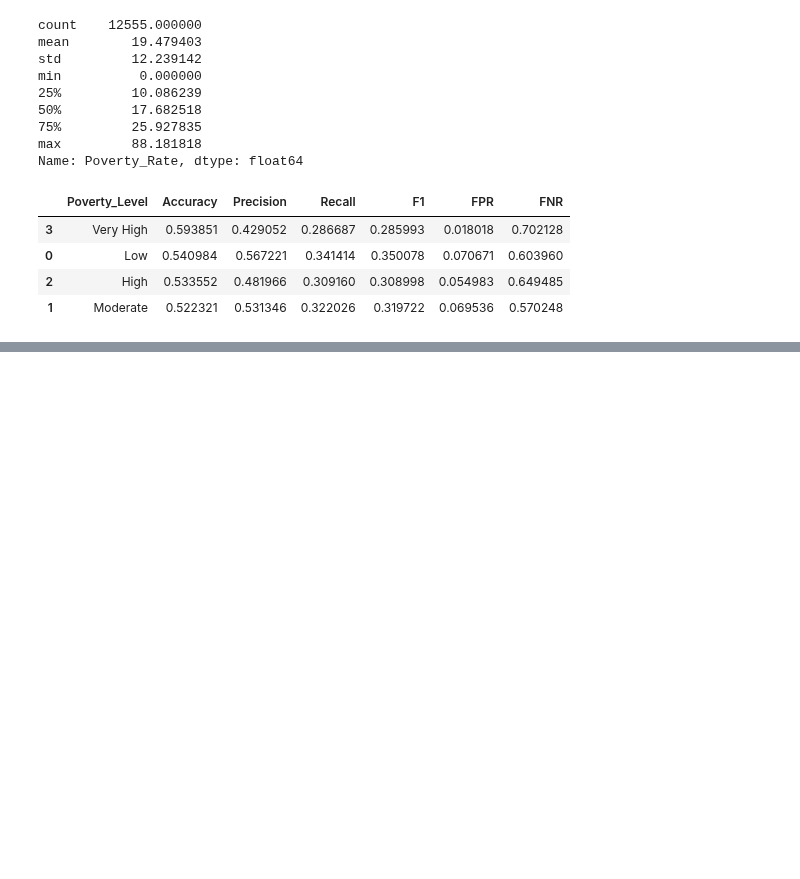
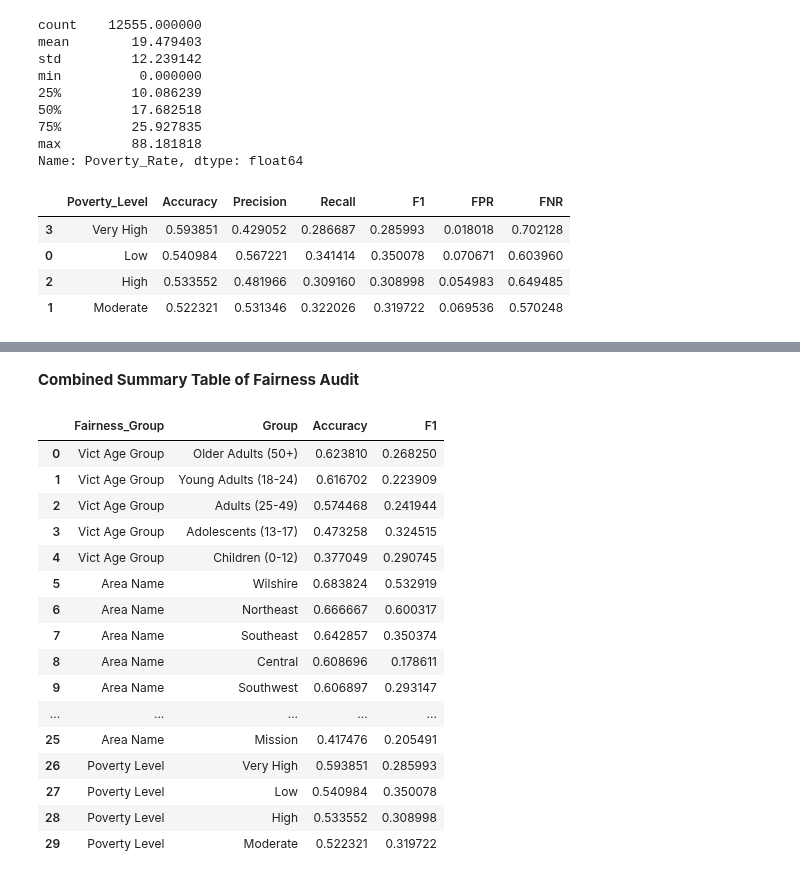
Before and after one commit to emilynnguyen1/Violent-Sexual-Crimes, a Jupyter notebook: notebooks/Hospital-Data-Integration-Cleaning.ipynb, the cells around one changed output, grey strips where cells are left out. Cells and saved outputs as stored; diff of their text form; code cells hidden in the pictures; blank space fills up the shorter version.

```diff
--- a/notebooks/Hospital-Data-Integration-Cleaning.ipynb
+++ b/notebooks/Hospital-Data-Integration-Cleaning.ipynb
@@ -1704,0 +1735,40 @@ metrics_by_poverty.head()
+# %% [markdown]
+**Combined Summary Table of Fairness Audit**
+# %%
+# Add a column identifying which fairness group each table refers to
+metrics_by_age["Fairness_Group"] = "Vict Age Group"
+metrics_by_area["Fairness_Group"] = "Area Name"
+metrics_by_poverty["Fairness_Group"] = "Poverty Level"
+
+# Rename the group columns to a common name for easy concatenation
+metrics_by_age = metrics_by_age.rename(columns={"Vict Age Group": "Group"})
+metrics_by_area = metrics_by_area.rename(columns={"AREA NAME": "Group"})
+metrics_by_poverty = metrics_by_poverty.rename(columns={"Poverty_Level": "Group"})
+
+# Concatenate into one combined dataframe
+all_fairness_metrics = pd.concat([metrics_by_age, metrics_by_area, metrics_by_poverty], ignore_index=True)
+
+# Select only key metrics to display
+summary_cols = ["Fairness_Group", "Group", "Accuracy", "F1"]
+all_fairness_metrics = all_fairness_metrics[summary_cols]
+
+# Preview the summary
+display(all_fairness_metrics)
+# %% [output]
+|  | Fairness_Group | Group | Accuracy | F1 |
+| 0 | Vict Age Group | Older Adults (50+) | 0.623810 | 0.268250 |
+| 1 | Vict Age Group | Young Adults (18-24) | 0.616702 | 0.223909 |
+| 2 | Vict Age Group | Adults (25-49) | 0.574468 | 0.241944 |
+| 3 | Vict Age Group | Adolescents (13-17) | 0.473258 | 0.324515 |
+| 4 | Vict Age Group | Children (0-12) | 0.377049 | 0.290745 |
+| 5 | Area Name | Wilshire | 0.683824 | 0.532919 |
+| 6 | Area Name | Northeast | 0.666667 | 0.600317 |
+| 7 | Area Name | Southeast | 0.642857 | 0.350374 |
+| 8 | Area Name | Central | 0.608696 | 0.178611 |
+| 9 | Area Name | Southwest | 0.606897 | 0.293147 |
+| ... | ... | ... | ... | ... |
+| 25 | Area Name | Mission | 0.417476 | 0.205491 |
+| 26 | Poverty Level | Very High | 0.593851 | 0.285993 |
+| 27 | Poverty Level | Low | 0.540984 | 0.350078 |
+| 28 | Poverty Level | High | 0.533552 | 0.308998 |
+| 29 | Poverty Level | Moderate | 0.522321 | 0.319722 |
```
Also changed, not shown: parts of 1 cell of this notebook.
